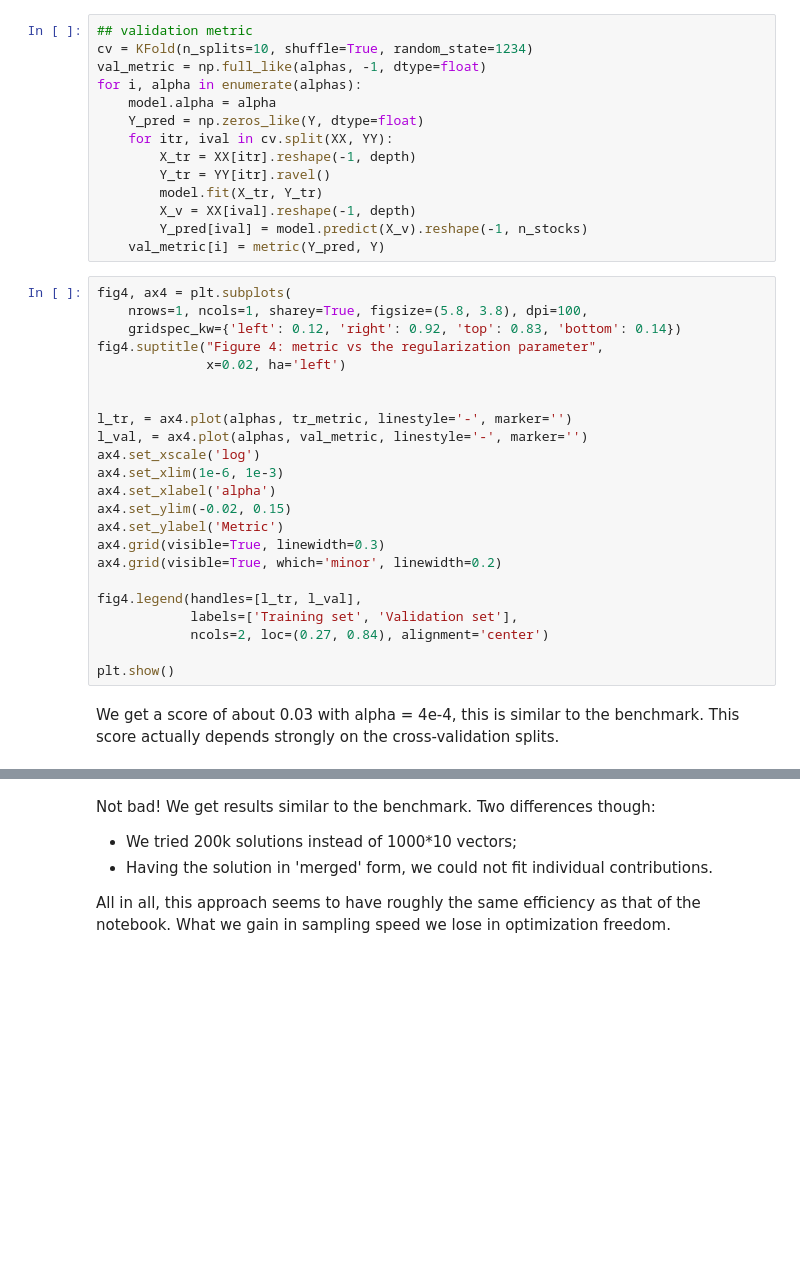
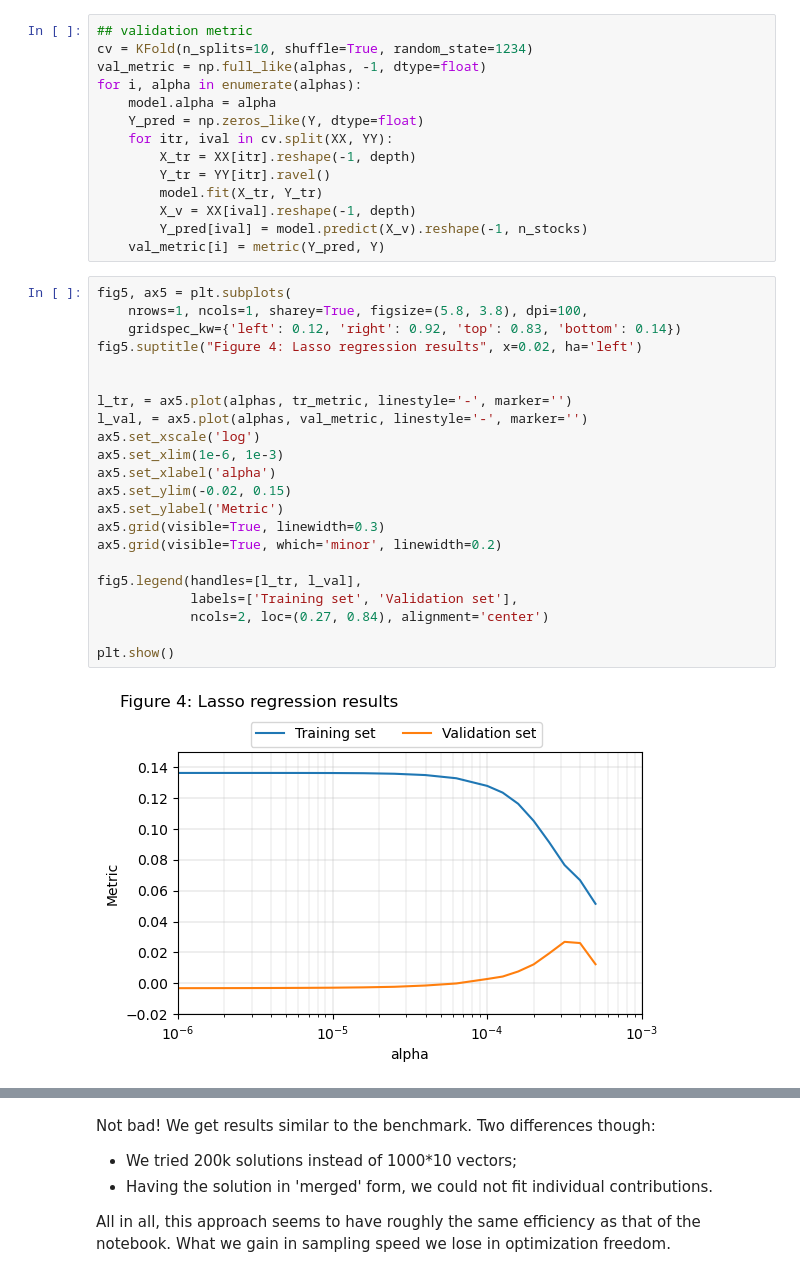
Before and after one commit to netesf13d/stock-market-returns-prediction, a Jupyter notebook: Stock_market_returns_pred.ipynb, the cells around one changed output, grey strips where cells are left out. Drawn from its saved outputs; the diff is of its cells as text; blank space fills up the shorter version.

```diff
--- a/Stock_market_returns_pred.ipynb
+++ b/Stock_market_returns_pred.ipynb
@@ -420,27 +330,26 @@ for i, alpha in enumerate(alphas):
         Y_pred[ival] = model.predict(X_v).reshape(-1, n_stocks)
     val_metric[i] = metric(Y_pred, Y)
 # %%
-fig4, ax4 = plt.subplots(
+fig5, ax5 = plt.subplots(
     nrows=1, ncols=1, sharey=True, figsize=(5.8, 3.8), dpi=100,
     gridspec_kw={'left': 0.12, 'right': 0.92, 'top': 0.83, 'bottom': 0.14})
-fig4.suptitle("Figure 4: metric vs the regularization parameter",
-              x=0.02, ha='left')
+fig5.suptitle("Figure 4: Lasso regression results", x=0.02, ha='left')
 
 
-l_tr, = ax4.plot(alphas, tr_metric, linestyle='-', marker='')
-l_val, = ax4.plot(alphas, val_metric, linestyle='-', marker='')
-ax4.set_xscale('log')
-ax4.set_xlim(1e-6, 1e-3)
-ax4.set_xlabel('alpha')
-ax4.set_ylim(-0.02, 0.15)
-ax4.set_ylabel('Metric')
-ax4.grid(visible=True, linewidth=0.3)
-ax4.grid(visible=True, which='minor', linewidth=0.2)
+l_tr, = ax5.plot(alphas, tr_metric, linestyle='-', marker='')
+l_val, = ax5.plot(alphas, val_metric, linestyle='-', marker='')
+ax5.set_xscale('log')
+ax5.set_xlim(1e-6, 1e-3)
+ax5.set_xlabel('alpha')
+ax5.set_ylim(-0.02, 0.15)
+ax5.set_ylabel('Metric')
+ax5.grid(visible=True, linewidth=0.3)
+ax5.grid(visible=True, which='minor', linewidth=0.2)
 
-fig4.legend(handles=[l_tr, l_val],
+fig5.legend(handles=[l_tr, l_val],
             labels=['Training set', 'Validation set'],
             ncols=2, loc=(0.27, 0.84), alignment='center')
 
 plt.show()
+# %% [output]
+[figure, added]
-# %% [markdown]
-We get a score of about 0.03 with alpha = 4e-4, this is similar to the benchmark. This score actually depends strongly on the cross-validation splits.
```
Also changed, not shown: parts of 46 cells of this notebook, 4 other files.
